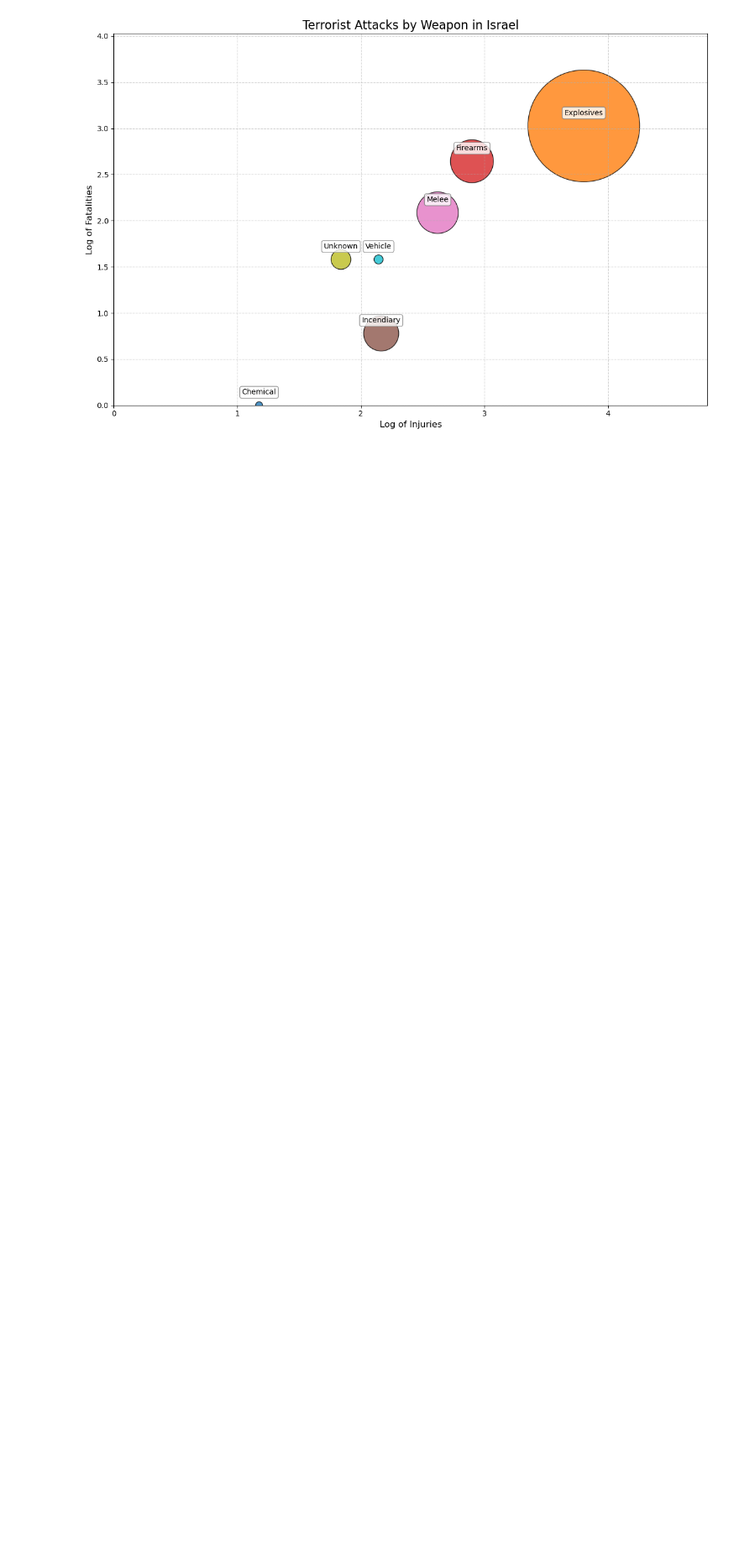
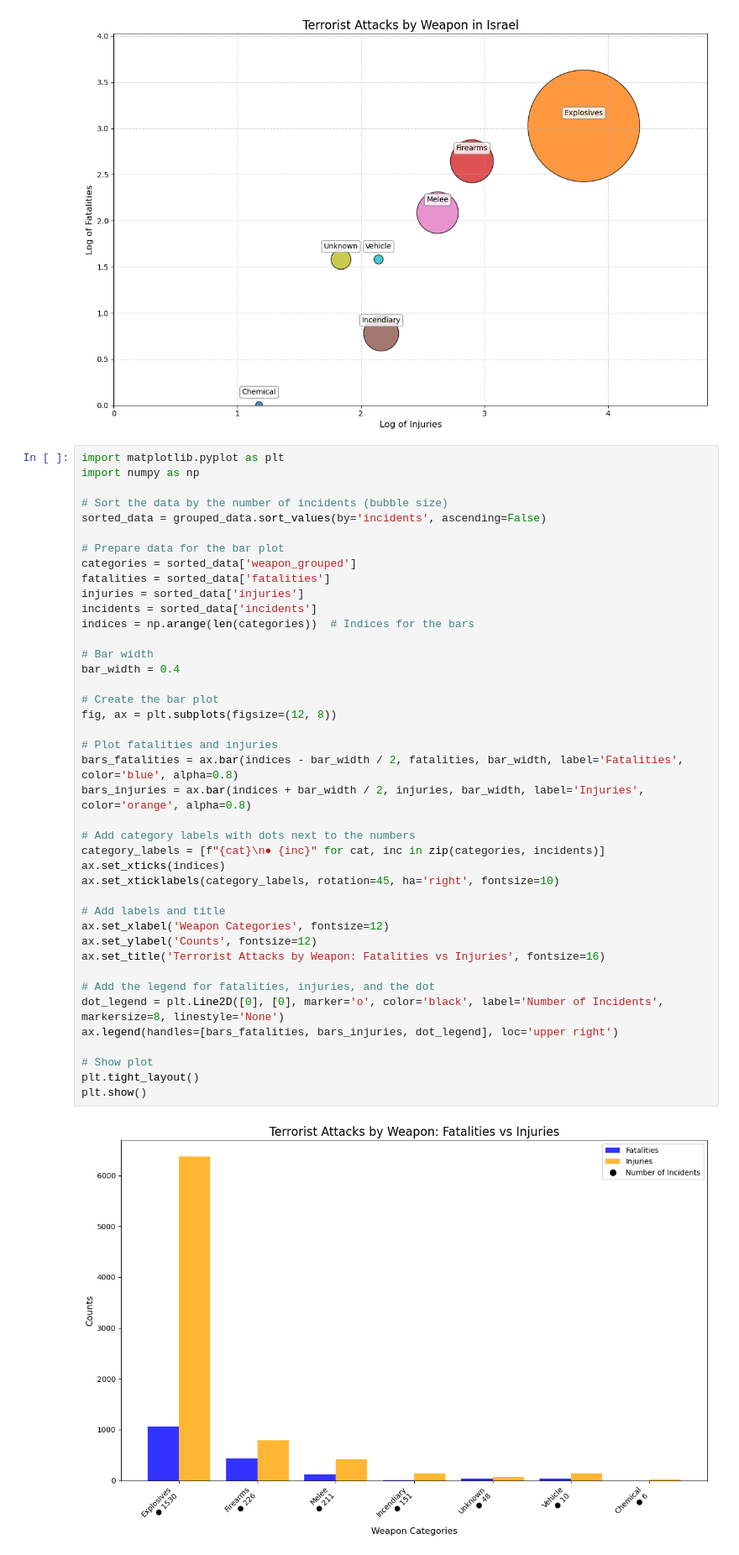
Before and after one commit to Yarin-Shohat/Terror-Attacks-Visualization, a Jupyter notebook: First Visualizations/עיצובים חלופיים 3.ipynb, the cells around one changed output. Shown at 84% size. Cells and saved outputs as stored; diff of their text form; blank space fills up the shorter version.

```diff
--- a/First Visualizations/עיצובים חלופיים 3.ipynb
+++ b/First Visualizations/עיצובים חלופיים 3.ipynb
@@ -103,3 +103,46 @@ plt.tight_layout()
 plt.show()
 # %% [output]
 [figure]
+# %%
+import matplotlib.pyplot as plt
+import numpy as np
+
+# Sort the data by the number of incidents (bubble size)
+sorted_data = grouped_data.sort_values(by='incidents', ascending=False)
+
+# Prepare data for the bar plot
+categories = sorted_data['weapon_grouped']
+fatalities = sorted_data['fatalities']
+injuries = sorted_data['injuries']
+incidents = sorted_data['incidents']
+indices = np.arange(len(categories))  # Indices for the bars
+
+# Bar width
+bar_width = 0.4
+
+# Create the bar plot
+fig, ax = plt.subplots(figsize=(12, 8))
+
+# Plot fatalities and injuries
+bars_fatalities = ax.bar(indices - bar_width / 2, fatalities, bar_width, label='Fatalities', color='blue', alpha=0.8)
+bars_injuries = ax.bar(indices + bar_width / 2, injuries, bar_width, label='Injuries', color='orange', alpha=0.8)
+
+# Add category labels with dots next to the numbers
+category_labels = [f"{cat}\n● {inc}" for cat, inc in zip(categories, incidents)]
+ax.set_xticks(indices)
+ax.set_xticklabels(category_labels, rotation=45, ha='right', fontsize=10)
+
+# Add labels and title
+ax.set_xlabel('Weapon Categories', fontsize=12)
+ax.set_ylabel('Counts', fontsize=12)
+ax.set_title('Terrorist Attacks by Weapon: Fatalities vs Injuries', fontsize=16)
+
+# Add the legend for fatalities, injuries, and the dot
+dot_legend = plt.Line2D([0], [0], marker='o', color='black', label='Number of Incidents', markersize=8, linestyle='None')
+ax.legend(handles=[bars_fatalities, bars_injuries, dot_legend], loc='upper right')
+
+# Show plot
+plt.tight_layout()
+plt.show()
+# %% [output]
+[figure, added]
```
